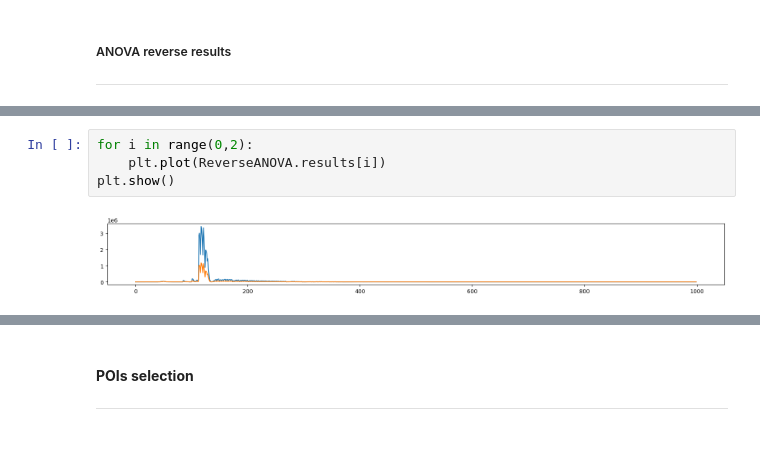
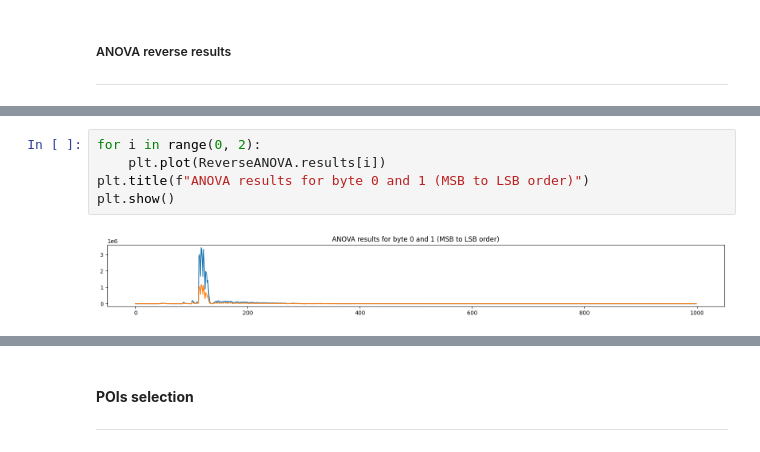
Before and after one commit to anders1901/Dilithium-decompose, a Jupyter notebook: template/4.2_ARM_dilithium_leakage_detection.ipynb, the cells around one changed output, grey strips where cells are left out. Drawn from its saved outputs; the diff is of its cells as text.

```diff
--- a/template/4.2_ARM_dilithium_leakage_detection.ipynb
+++ b/template/4.2_ARM_dilithium_leakage_detection.ipynb
@@ -64,6 +65,7 @@ plt.show()
 # %%
-for i in range(0,2):
+for i in range(0, 2):
     plt.plot(ReverseANOVA.results[i])
+plt.title(f"ANOVA results for byte 0 and 1 (MSB to LSB order)")
 plt.show()
 # %% [output]
-[figure, old version]
+[figure, new version]
```
Also changed, not shown: parts of 9 cells of this notebook, 4 other files.
